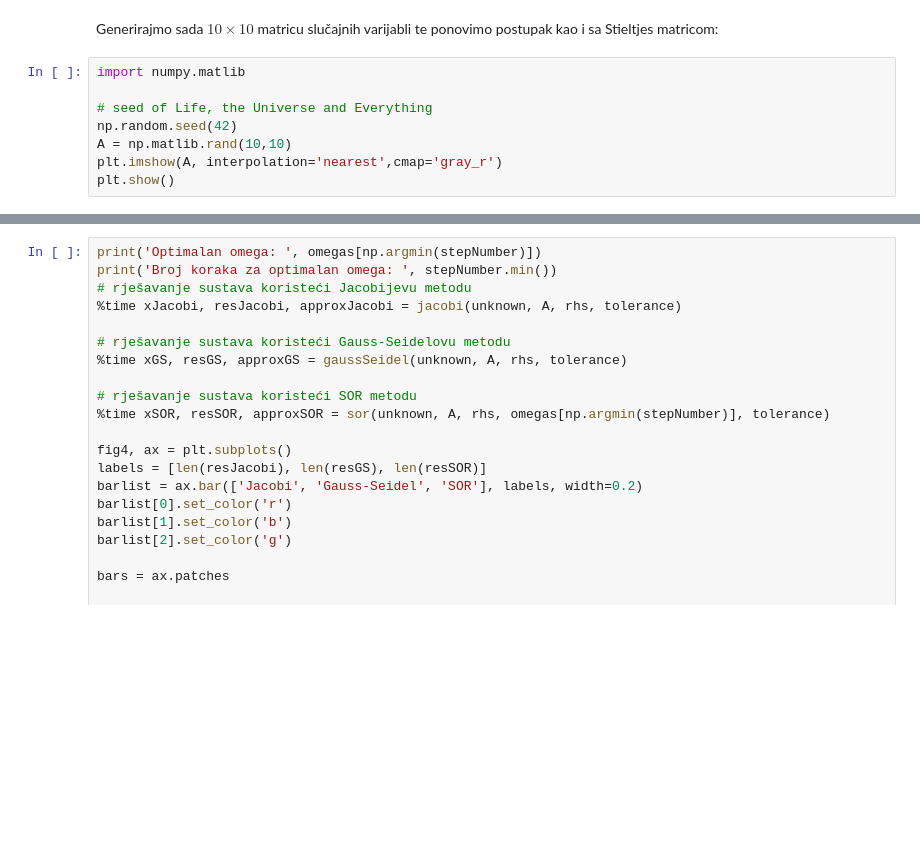
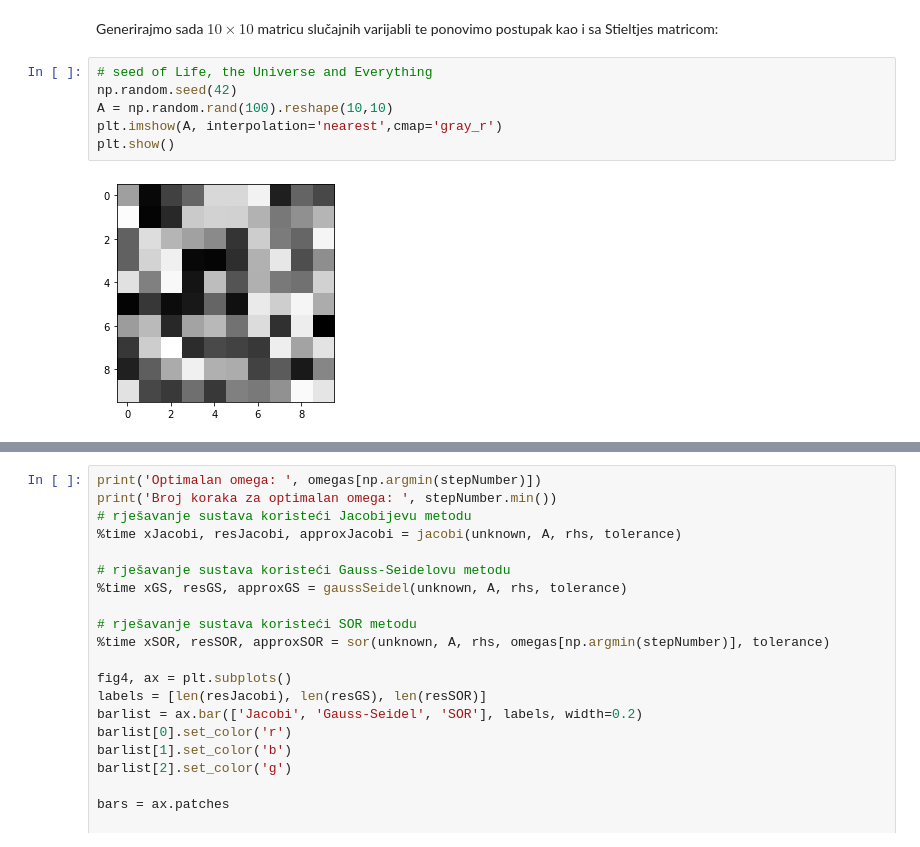
Before and after one commit to matkobrandic/PythonEssay, a Jupyter notebook: Numeričko rješavanje sustava linearnih jednadžbi i inicijalnog problema za ODJ.ipynb, the cells around one changed output, grey strips where cells are left out. Saved outputs shown, nothing was run; the diff lists cells and outputs as text; blank space fills up the shorter version.

```diff
--- a/Numeričko rješavanje sustava linearnih jednadžbi i inicijalnog problema za ODJ.ipynb
+++ b/Numeričko rješavanje sustava linearnih jednadžbi i inicijalnog problema za ODJ.ipynb
@@ -378,11 +420,11 @@ plt.legend()
 # %% [markdown]
 Generirajmo sada $10\times10$ matricu slučajnih varijabli te ponovimo postupak kao i sa Stieltjes matricom:
 # %%
-import numpy.matlib
-
 # seed of Life, the Universe and Everything
 np.random.seed(42)
-A = np.matlib.rand(10,10)
+A = np.random.rand(100).reshape(10,10)
 plt.imshow(A, interpolation='nearest',cmap='gray_r')
 plt.show()
+# %% [output]
+[figure, added]
 # %%
```
Also changed, not shown: parts of 15 cells of this notebook.
